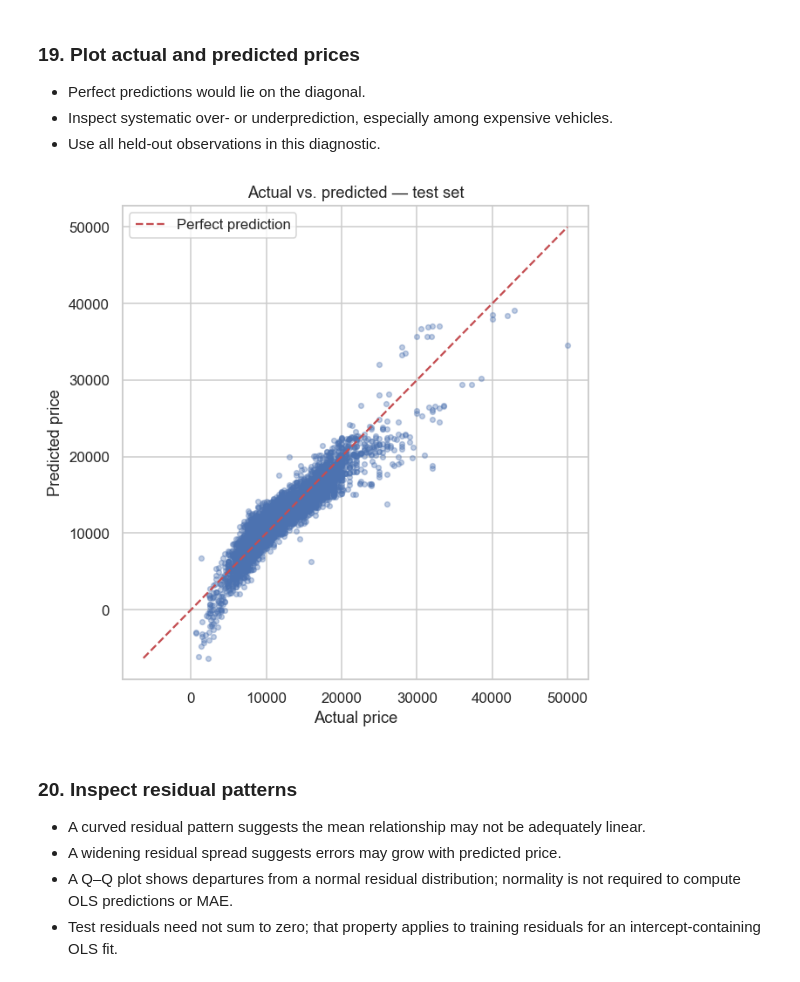
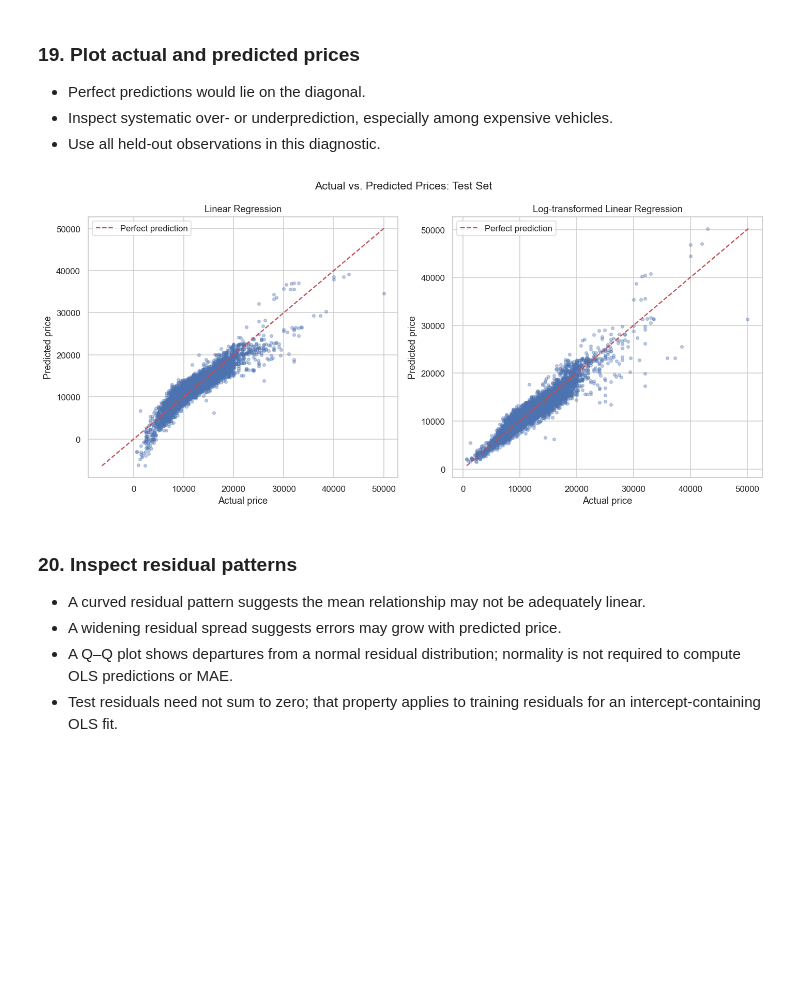
Before and after one commit to jalil-piran/AI, a Jupyter notebook: AI07_LR_Used_Car_Price_Prediction.ipynb, the cells around one changed output. Drawn from its saved outputs; the diff is of its cells as text; code cells hidden in the pictures; blank space fills up the shorter version.

```diff
--- a/AI07_LR_Used_Car_Price_Prediction.ipynb
+++ b/AI07_LR_Used_Car_Price_Prediction.ipynb
@@ -466,3 +469,21 @@ print("Negative regression test predictions:", int((test_predictions < 0).sum())
 # %% [output]
 Training complete.
 Negative regression test predictions: 42
+# %%
+from sklearn.compose import TransformedTargetRegressor
+
+# Linear Regression with logarithmic target transformation
+log_model = TransformedTargetRegressor(
+    regressor=price_model,
+    func=np.log1p,
+    inverse_func=np.expm1
+)
+
+# Train the model
+log_model.fit(X_train, y_train)
+
+# Predict test prices
+log_predictions = log_model.predict(X_test)
+
+print("Log-transformed Linear Regression training complete.")
+print("Negative predictions:", int((log_predictions < 0).sum()))
@@ -533,17 +578,39 @@ display(test_results.nlargest(5, "Absolute error"))
 - Inspect systematic over- or underprediction, especially among expensive vehicles.
 - Use all held-out observations in this diagnostic.
 # %%
-fig, ax = plt.subplots(figsize=(6, 6))
-ax.scatter(y_test, test_predictions, alpha=0.35, s=14)
+fig, axes = plt.subplots(1, 2, figsize=(13, 6))
+
+# Original Linear Regression
+axes[0].scatter(y_test, test_predictions, alpha=0.35, s=14)
 low = min(y_test.min(), test_predictions.min())
 high = max(y_test.max(), test_predictions.max())
-ax.plot([low, high], [low, high], "r--", label="Perfect prediction")
-ax.set(xlabel="Actual price", ylabel="Predicted price", title="Actual vs. predicted — test set")
-ax.legend()
+axes[0].plot([low, high], [low, high], "r--",
+             label="Perfect prediction")
+axes[0].set(
+    xlabel="Actual price",
+    ylabel="Predicted price",
+    title="Linear Regression"
+)
+axes[0].legend()
+
+# Log-transformed Linear Regression
+axes[1].scatter(y_test, log_predictions, alpha=0.35, s=14)
+low = min(y_test.min(), log_predictions.min())
+high = max(y_test.max(), log_predictions.max())
+axes[1].plot([low, high], [low, high], "r--",
+             label="Perfect prediction")
+axes[1].set(
+    xlabel="Actual price",
+    ylabel="Predicted price",
+    title="Log-transformed Linear Regression"
+)
+axes[1].legend()
+
+fig.suptitle("Actual vs. Predicted Prices: Test Set", fontsize=14)
 fig.tight_layout()
 plt.show()
 # %% [output]
-[figure, old version]
+[figure, new version]
 # %% [markdown]
 ### 20. Inspect residual patterns
 
```
Also changed, not shown: parts of 6 cells of this notebook.
